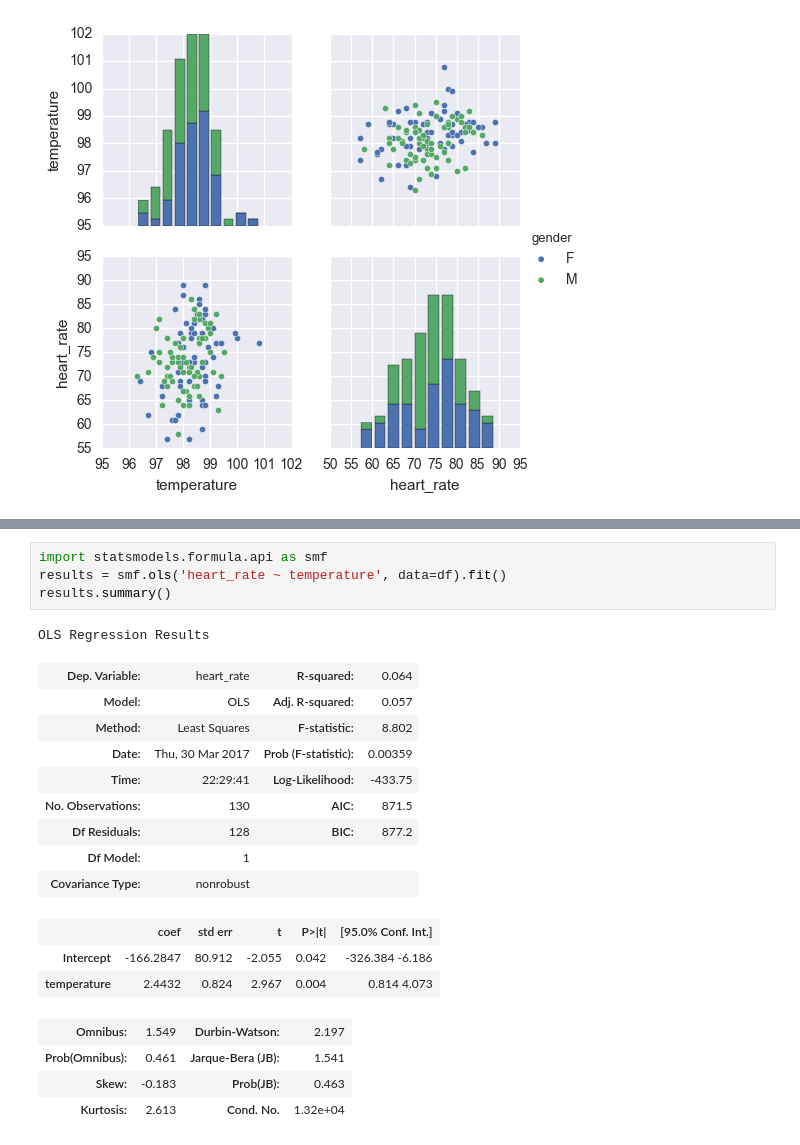
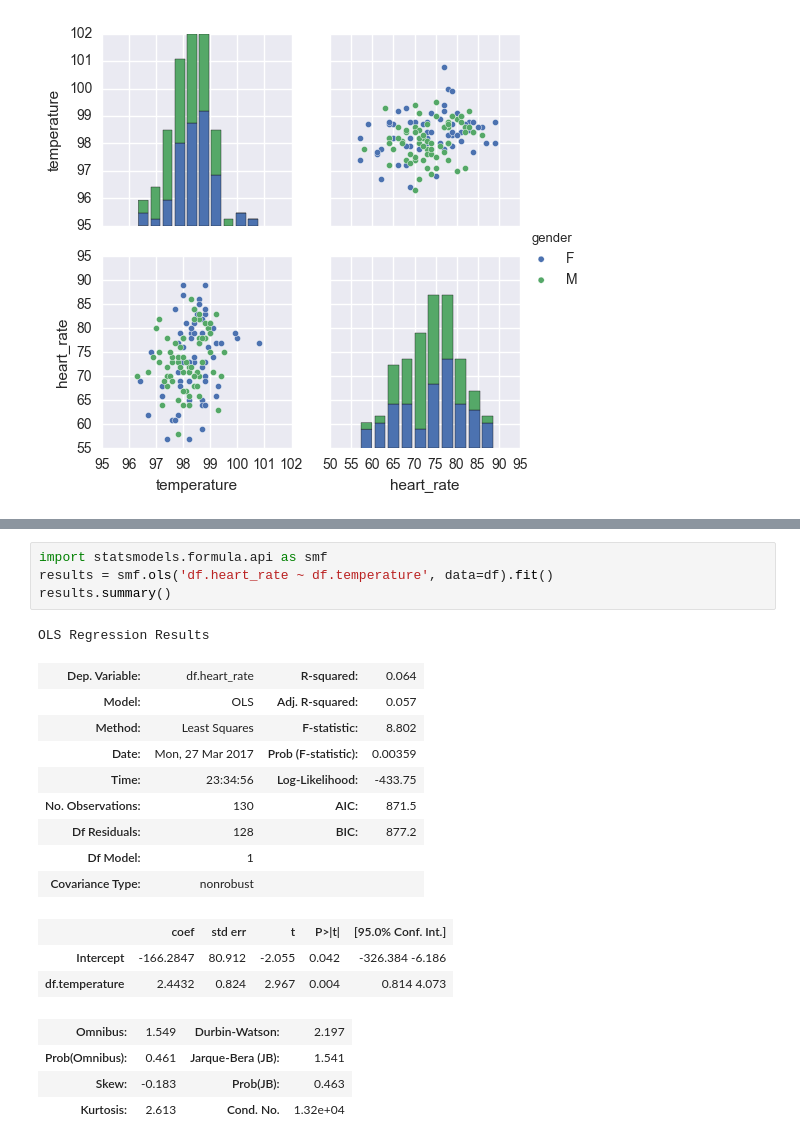
Before and after one commit to patrickmlong/Practice, a Jupyter notebook: sliderule_dsi_inferential_statistics_exercise_1.ipynb, the cells around one changed output, grey strips where cells are left out. Drawn from its saved outputs; the diff is of its cells as text.

```diff
--- a/sliderule_dsi_inferential_statistics_exercise_1.ipynb
+++ b/sliderule_dsi_inferential_statistics_exercise_1.ipynb
@@ -299,21 +271,21 @@ plt.show()
 # %%
 import statsmodels.formula.api as smf
-results = smf.ols('heart_rate ~ temperature', data=df).fit()
+results = smf.ols('df.heart_rate ~ df.temperature', data=df).fit()
 results.summary()
 # %% [output]
 OLS Regression Results
-| Dep. Variable: | heart_rate | R-squared: | 0.064 |
+| Dep. Variable: | df.heart_rate | R-squared: | 0.064 |
 | Model: | OLS | Adj. R-squared: | 0.057 |
 | Method: | Least Squares | F-statistic: | 8.802 |
-| Date: | Thu, 30 Mar 2017 | Prob (F-statistic): | 0.00359 |
-| Time: | 22:29:41 | Log-Likelihood: | -433.75 |
+| Date: | Mon, 27 Mar 2017 | Prob (F-statistic): | 0.00359 |
+| Time: | 23:34:56 | Log-Likelihood: | -433.75 |
 | No. Observations: | 130 | AIC: | 871.5 |
 | Df Residuals: | 128 | BIC: | 877.2 |
 | Df Model: | 1 |  |  |
 | Covariance Type: | nonrobust |  |  |
 |  | coef | std err | t | P>|t| | [95.0% Conf. Int.] |
 | Intercept | -166.2847 | 80.912 | -2.055 | 0.042 | -326.384 -6.186 |
-| temperature | 2.4432 | 0.824 | 2.967 | 0.004 | 0.814 4.073 |
+| df.temperature | 2.4432 | 0.824 | 2.967 | 0.004 | 0.814 4.073 |
 | Omnibus: | 1.549 | Durbin-Watson: | 2.197 |
 | Prob(Omnibus): | 0.461 | Jarque-Bera (JB): | 1.541 |
 | Skew: | -0.183 | Prob(JB): | 0.463 |
```
Also changed, not shown: parts of 9 cells of this notebook.
